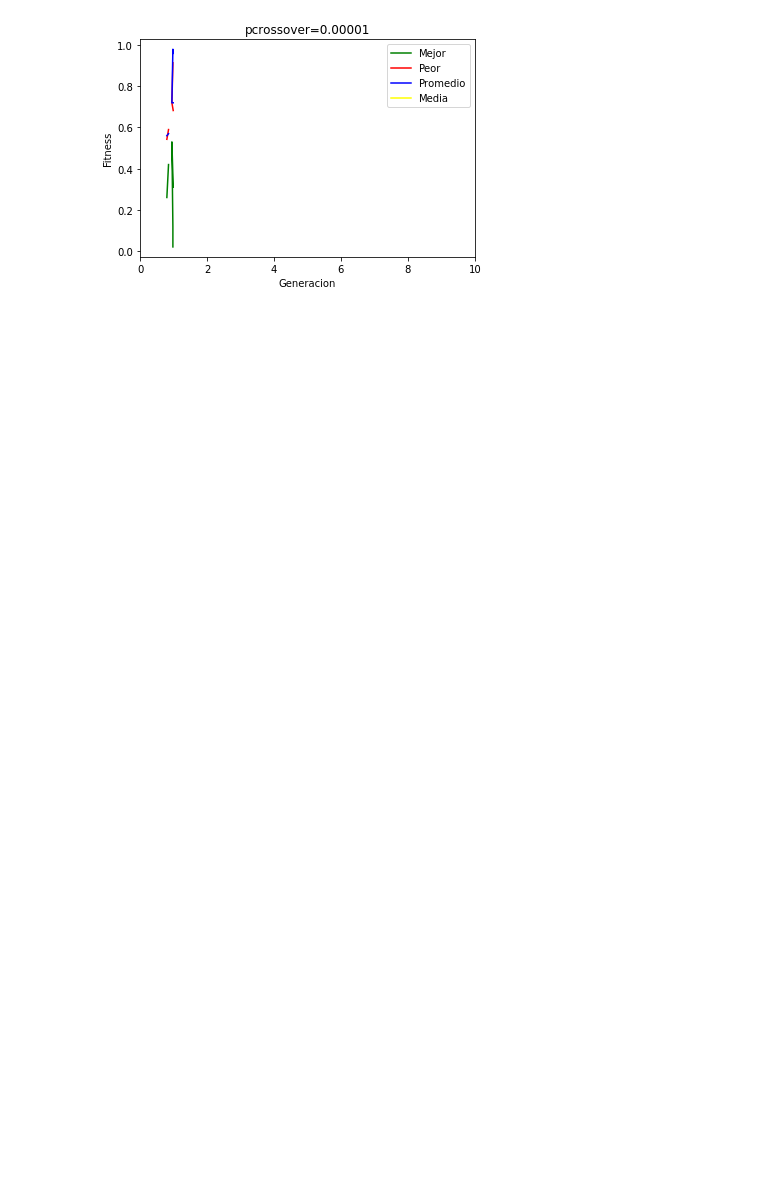
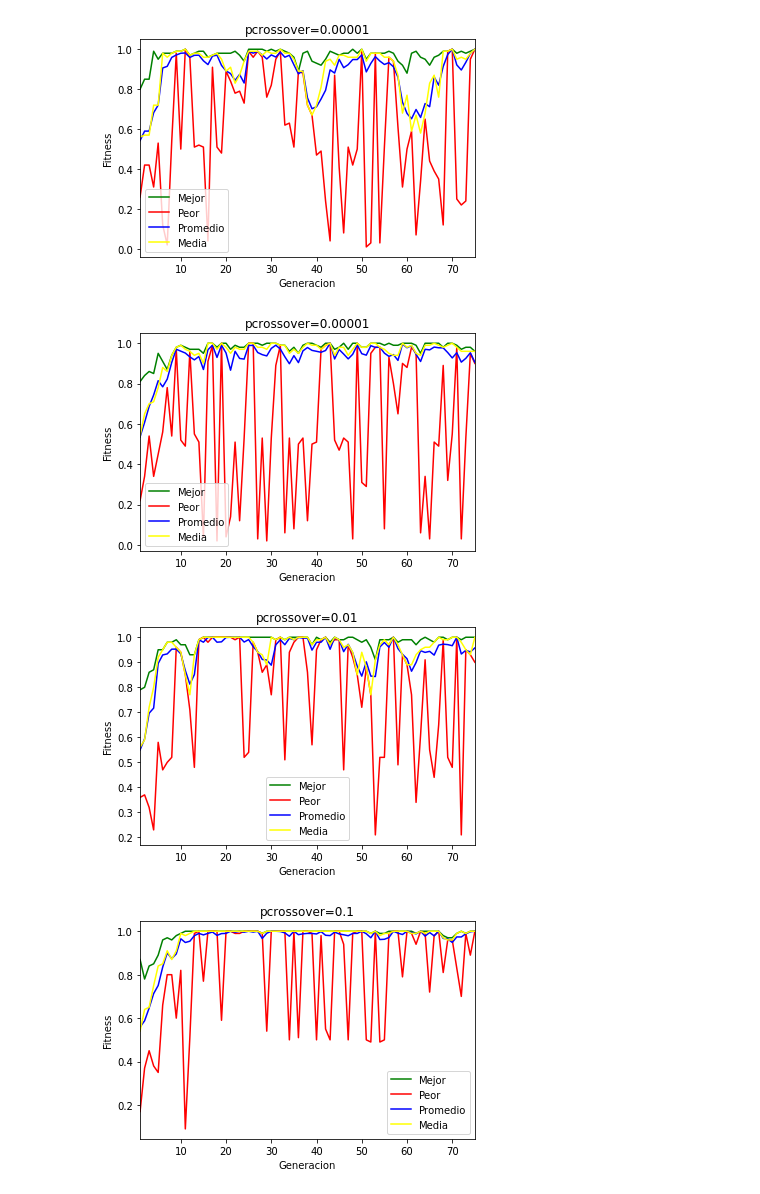
Before and after one commit to LucasSom/Algo3-TP3, a Jupyter notebook: src/Untitled.ipynb, the cells around one changed output. Cells and saved outputs as stored; diff of their text form; code cells hidden in the pictures; blank space fills up the shorter version.

```diff
--- a/src/Untitled.ipynb
+++ b/src/Untitled.ipynb
@@ -27,7 +27,7 @@ df2.plot(x='generacion', y='media', color='Yellow', ax=ax, label='Media')
 
 plt.ylabel('Fitness')
 plt.xlabel('Generacion')
-plt.xlim(0,10)
+
 
 
 plt.show()
@@ -43,7 +43,7 @@ df2.plot(x='generacion', y='media', color='Yellow', ax=ax, label='Media')
 
 plt.ylabel('Fitness')
 plt.xlabel('Generacion')
-plt.xlim(0,10)
+
 
 
 plt.show()
@@ -59,7 +59,7 @@ df2.plot(x='generacion', y='media', color='Yellow', ax=ax, label='Media')
 
 plt.ylabel('Fitness')
 plt.xlabel('Generacion')
-plt.xlim(0,10)
+
 
 
 plt.show()
@@ -67,33 +67,36 @@ df2 = pd.read_csv('3b1seleccion1crossoverB0.1.csv')
 print(df2)
 #df.tiempo=df.tiempo/df.mov
 
 #df.plot.scatter(x='mov', y='tiempo', color='Yellow', logx=True, label='N,M<11')
 ax = df2.plot(x='generacion', y='mejor', color='Green',  label='Mejor',title='pcrossover=0.1')
 df2.plot(x='generacion', y='peor', color='Red', ax=ax, label='Peor')
 df2.plot(x='generacion', y='promedio', color='Blue', ax=ax, label='Promedio')
 df2.plot(x='generacion', y='media', color='Yellow', ax=ax, label='Media')
 
 plt.ylabel('Fitness')
 plt.xlabel('Generacion')
-plt.xlim(0,10)
+
 
 
 plt.show()
 df2 = pd.read_csv('3b1seleccion1crossoverB0.4.csv')
 print(df2)
 #df.tiempo=df.tiempo/df.mov
 
 #df.plot.scatter(x='mov', y='tiempo', color='Yellow', logx=True, label='N,M<11')
 ax = df2.plot(x='generacion', y='mejor', color='Green',  label='Mejor',title='pcrossover=0.4')
 df2.plot(x='generacion', y='peor', color='Red', ax=ax, label='Peor')
 df2.plot(x='generacion', y='promedio', color='Blue', ax=ax, label='Promedio')
 df2.plot(x='generacion', y='media', color='Yellow', ax=ax, label='Media')
 
 plt.ylabel('Fitness')
 plt.xlabel('Generacion')
-plt.xlim(0,10)
+
 
 
 plt.show()
 # %% [output]
-[figure, old version]
+[figure, new version]
+[figure, added]
+[figure, added]
+[figure, added]
```
Also changed, not shown: parts of 1 cell of this notebook, 25 other files.
